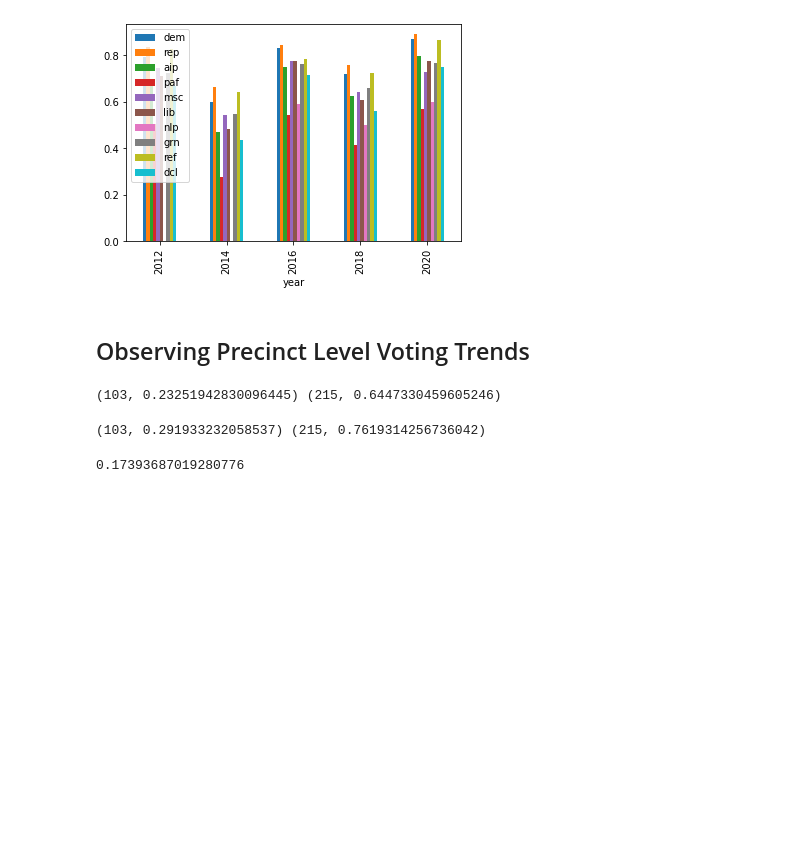
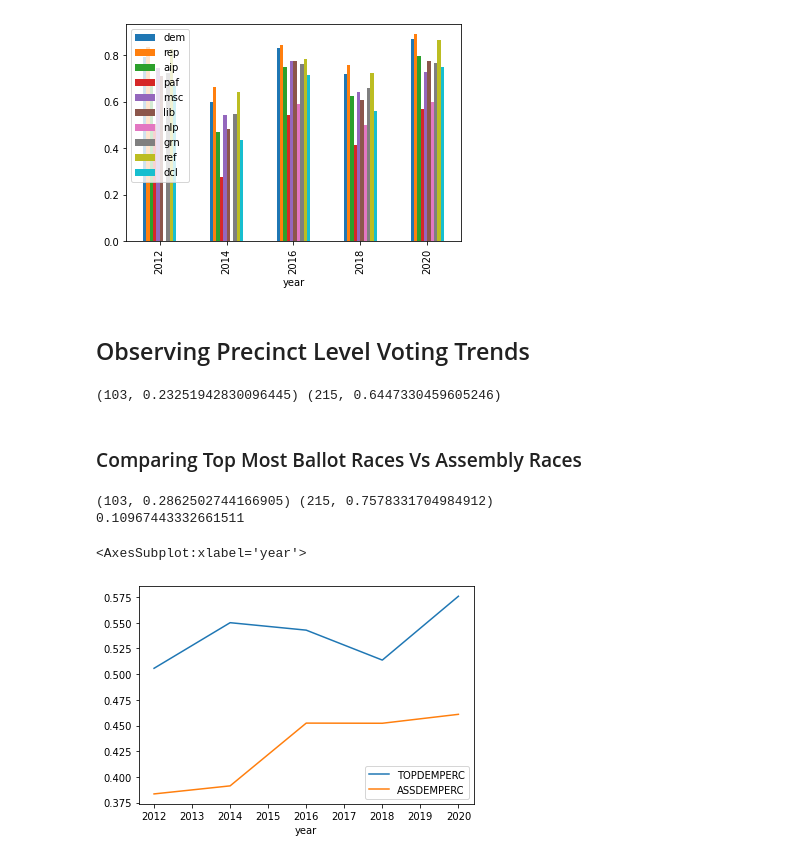
Before and after one commit to CharlesAMiller/AD35, a Jupyter notebook: Data Exploration.ipynb, the cells around one changed output. Cells and saved outputs as stored; diff of their text form; code cells hidden in the pictures; blank space fills up the shorter version.

Commit message:
Working on sanitizing more data. Doing more wih precinct level observatoins.

```diff
--- a/Data Exploration.ipynb
+++ b/Data Exploration.ipynb
@@ -12,6 +12,6 @@ df_registration_voted_totals.set_index("year", inplace=True)
 df_registration_totals = pd.read_csv(data_dir + "registration_totals.csv")
 df_registration_totals.set_index("year", inplace=True)
 
-df_precincts_over_time = pd.read_csv(data_dir + "precincts_over_time.csv")
+df_precincts_over_time = pd.read_csv(data_dir + "precincts_with_registration.csv")
 df_precincts_over_time.drop("Unnamed: 0", axis=1, inplace=True)
 # %%
@@ -38,6 +41,10 @@ df_perc[["dem","rep","aip","paf","msc","lib","nlp","grn","ref","dcl"]].plot.bar(
 # %% [markdown]
 ## Observing Precinct Level Voting Trends
 # %%
+def determine_top_ballot_dem_perc(prec):
+    top_race = "GOV" if str(int(prec["year"])) in ["2014", "2018"] else "PRS"
+    return prec["{}DEM01".format(top_race)] / (prec["{}DEM01".format(top_race)] + prec["{}REP01".format(top_race)])
+
 # Make new columns representing the proprotion of votes cast in assembly race for either candidate.
 df_precincts_over_time["ASSDEMPERC"] = df_precincts_over_time["ASSDEM01"] / (df_precincts_over_time["ASSREP01"] + df_precincts_over_time["ASSDEM01"])
 df_precincts_over_time["ASSREPPERC"] = df_precincts_over_time["ASSREP01"] / (df_precincts_over_time["ASSREP01"] + df_precincts_over_time["ASSDEM01"])
@@ -46,20 +53,25 @@ sr_dem_perc = df_precincts_over_time.groupby("srprec")["ASSDEMPERC"].mean()
 print((sr_dem_perc.idxmin(), sr_dem_perc.min()), (sr_dem_perc.idxmax(), sr_dem_perc.max()))
 # %% [output]
 (103, 0.23251942830096445) (215, 0.6447330459605246)
+# %% [markdown]
+### Comparing Top Most Ballot Races Vs Assembly Races
 # %%
-def determine_top_ballot_dem_perc(prec):
-    top_race = "GOV" if prec["year"] in ["2014", "2018"] else "PRS"
-    return prec["{}DEM01".format(top_race)] / (prec["{}DEM01".format(top_race)] + prec["{}REP01".format(top_race)])
-
 df_precincts_over_time["TOPDEMPERC"] = df_precincts_over_time.apply(determine_top_ballot_dem_perc, axis=1)
 df_precincts_over_time["DIFFDEMPERC"] = df_precincts_over_time["TOPDEMPERC"] - df_precincts_over_time["ASSDEMPERC"]
 
 sr_top_dem_perc = df_precincts_over_time.groupby("srprec")["TOPDEMPERC"].mean()
 
 print((sr_top_dem_perc.idxmin(), sr_top_dem_perc.min()), (sr_top_dem_perc.idxmax(), sr_top_dem_perc.max()))
 
 sr_dem_perc_diff = df_precincts_over_time.groupby("srprec")["DIFFDEMPERC"].mean()
-sr_dem_perc_diff.max()
+print(sr_dem_perc_diff.mean())
+
+# Plot the mean proportion of votes cast for deomcratic candidate vs repbulican, for both
+# the cycle's top-most ballot race, and the assembly district race, by precincts.
+df_precincts_over_time.groupby("year")["TOPDEMPERC"].mean().plot.line(legend=True)
+df_precincts_over_time.groupby("year")["ASSDEMPERC"].mean().plot.line(legend=True)
 # %% [output]
-(103, 0.291933232058537) (215, 0.7619314256736042)
+(103, 0.2862502744166905) (215, 0.7578331704984912)
+0.10967443332661511
-0.17393687019280776
+<AxesSubplot:xlabel='year'>
+[figure, added]
```
Also changed, not shown: parts of 5 cells of this notebook, 1 other file.
